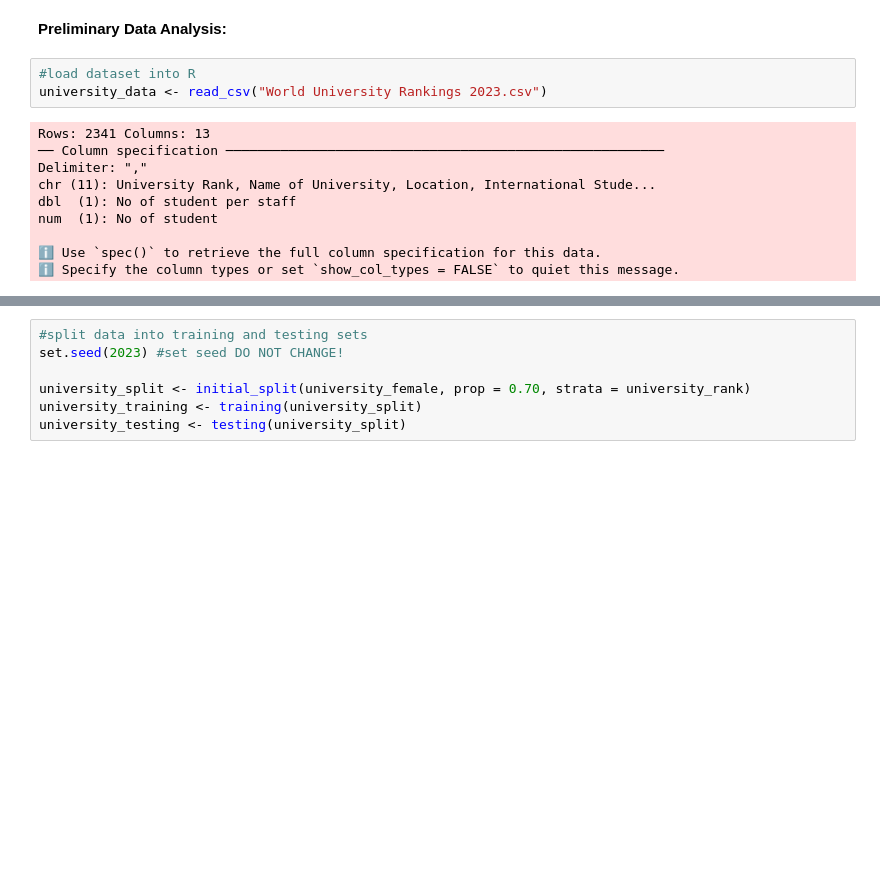
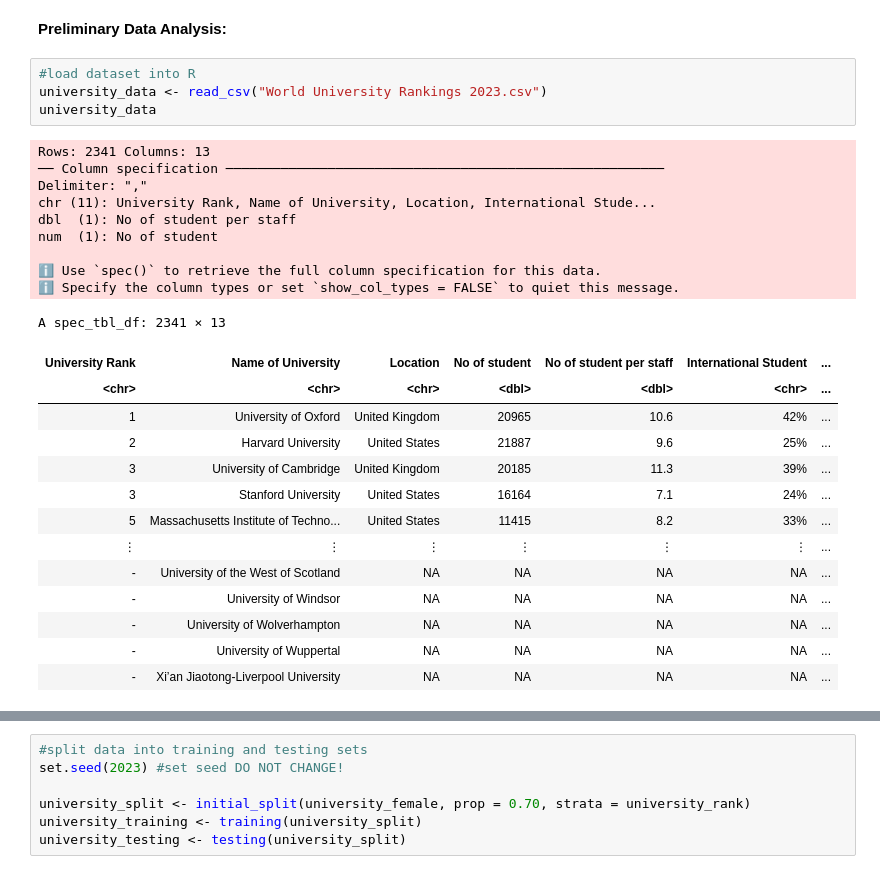
Before and after one commit to petercmh01/DSCI_004_Group_36, a Jupyter notebook: Project_Proposal_36.ipynb, the cells around one changed output, grey strips where cells are left out. Drawn from its saved outputs; the diff is of its cells as text; blank space fills up the shorter version.

```diff
--- a/Project_Proposal_36.ipynb
+++ b/Project_Proposal_36.ipynb
@@ -63,16 +63,31 @@ Making 'packages.html' ...
 # %%
 #load dataset into R
 university_data <- read_csv("World University Rankings 2023.csv")
+university_data
 # %% [output]
 Rows: 2341 Columns: 13
 ── Column specification ────────────────────────────────────────────────────────
 Delimiter: ","
 chr (11): University Rank, Name of University, Location, International Stude...
 dbl  (1): No of student per staff
 num  (1): No of student
 
 ℹ Use `spec()` to retrieve the full column specification for this data.
 ℹ Specify the column types or set `show_col_types = FALSE` to quiet this message.
+A spec_tbl_df: 2341 × 13
+| University Rank | Name of University | Location | No of student | No of student per staff | International Student | ... |
+| <chr> | <chr> | <chr> | <dbl> | <dbl> | <chr> | ... |
+| 1 | University of Oxford | United Kingdom | 20965 | 10.6 | 42% | ... |
+| 2 | Harvard University | United States | 21887 | 9.6 | 25% | ... |
+| 3 | University of Cambridge | United Kingdom | 20185 | 11.3 | 39% | ... |
+| 3 | Stanford University | United States | 16164 | 7.1 | 24% | ... |
+| 5 | Massachusetts Institute of Techno... | United States | 11415 | 8.2 | 33% | ... |
+| ⋮ | ⋮ | ⋮ | ⋮ | ⋮ | ⋮ | ... |
+| - | University of the West of Scotland | NA | NA | NA | NA | ... |
+| - | University of Windsor | NA | NA | NA | NA | ... |
+| - | University of Wolverhampton | NA | NA | NA | NA | ... |
+| - | University of Wuppertal | NA | NA | NA | NA | ... |
+| - | Xi’an Jiaotong-Liverpool University | NA | NA | NA | NA | ... |
 # %%
 #initial data wrangling
 university_rename <- university_data |> #rename relevant columns
```
Also changed, not shown: parts of 4 cells of this notebook.
